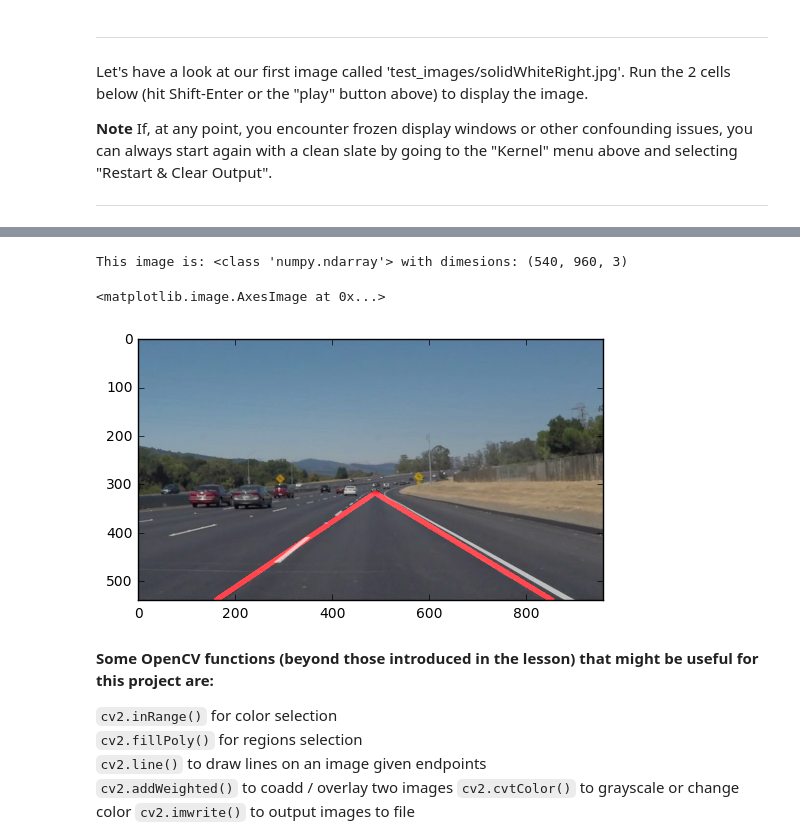
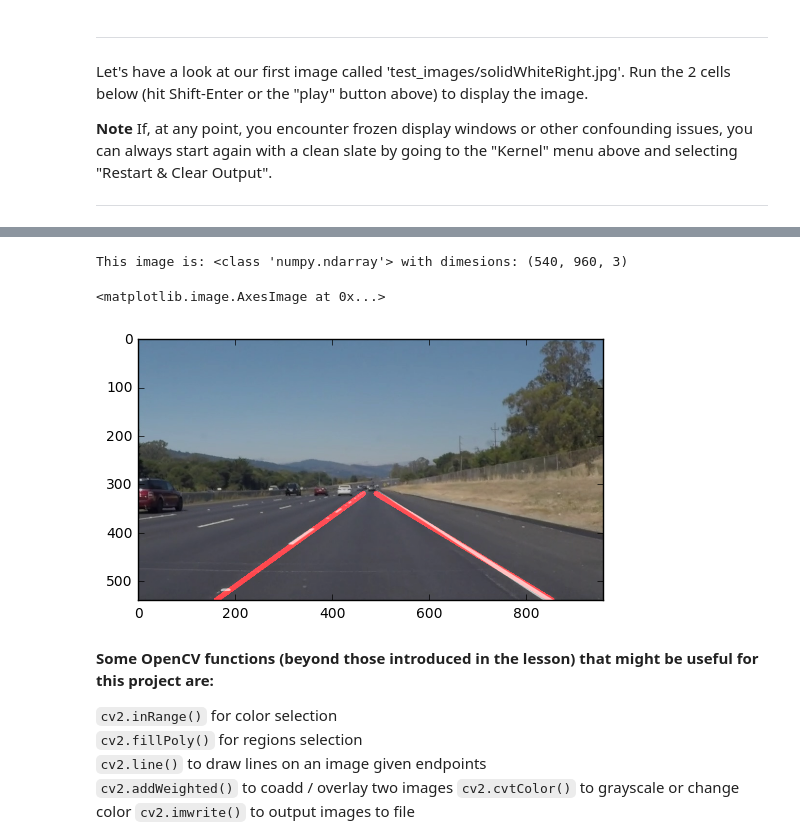
Before and after one commit to ranakhalil/CarND-LaneLines-P1, a Jupyter notebook: P1.ipynb, the cells around one changed output, grey strips where cells are left out. Drawn from its saved outputs; the diff is of its cells as text; code cells hidden in the pictures.

```diff
--- a/P1.ipynb
+++ b/P1.ipynb
@@ -40,16 +40,13 @@ import cv2
 %matplotlib inline
 # %%
 #reading in an image
-image = mpimg.imread('test_images/solidWhiteCurve.jpg')
+image = mpimg.imread('test_images/solidWhiteRight.jpg')
 #printing out some stats and plotting
 print('This image is:', type(image), 'with dimesions:', image.shape)
 
 image_copy = np.copy(image)
 
 gray = cv2.cvtColor(image_copy, cv2.COLOR_BGR2GRAY)
-#plt.imshow(image, cmap='gray')  #call as plt.imshow(gray, cmap='gray') to show a grayscaled image
-
-# plt.imshow(gray)
 
 kernel_size = 5
 blur_gray = cv2.GaussianBlur(gray, (kernel_size, kernel_size), 0)
@@ -58,7 +55,6 @@ low_threshold = 50
 high_threshold = 150
 edges = cv2.Canny(blur_gray, low_threshold, high_threshold)
 
-#plt.show(edges)
 
 mask = np.zeros_like(edges)
 ignore_mask_color = 255
@@ -80,22 +76,6 @@ line_image = np.copy(image) * 0
 
 lines = cv2.HoughLinesP(masked_edges, rho, theta, threshold, np.array([]), min_line_length, max_line_gap)
 
-# Feedback from andrew :
-# if the lines not equal to None:
-#   Store it in array
-#     Iterate for x1,y1,x2,y2 inside the array
-#         then look for the intercept
-#             Do first comparison for y1 greater than y2
-#                 calculate the x1 for the height
-#             Do Else for y1 > y2
-#                 calculate the x2 for the height
-#             Append the lines for x1,y1,x2,y2
-#          Draw the lines
-#     return image line
-
-# Rana, how far you want to extrapolate the line is up to you.
-#Generally people choose the bottom to be y=540 (bottom of screen)
-#and top to be y=300 or similar. I chose the point where the two lines meet as the top of the line
 im_shape = image.shape
 place_holder_x = im_shape[0]
 place_holder_y = im_shape[1]
@@ -110,24 +90,6 @@ x_max_right = 400
 x_max_left = 0
 x_height = y_height = 0
 
-#         slope = (y2 - y1) / (x2 - x1)
-#         intercept = y1 - (slope * x1) # should be the same for both
-#         if slope < 0: #left line, negative slope y = mx + b ... x = (y-b)/m
-#             if y1 > 540:
-#                 y1_new = y1
-#                 x1_new = ( y1 - intercept) / slope
-#             if y2 < 320:
-#                 x2_new = ( y2 - intercept) / slope
-#                 y2_new = y2
-#         elif slope > 0: #right line, positive slope
-#             if y1 > 540:
-#                 x1_new = ( y1 - intercept) / slope
-#                 y1_new = y1
-#             if y2 < 320:
-#                 x2_new = ( y2 - intercept) / slope
-#                 y2_new = y2
-
-#         cv2.line(line_image, (int(x1_new), 540), (int(x2_new), 320), [255, 0, 0], 10)
 for line in lines:
     for x1,y1,x2,y2 in line:
         slope = (y2 - y1) / (x2 - x1)
@@ -136,34 +98,34 @@ for line in lines:
             if x1 < x_min_left:
                 x_min_left = x1
             if y1 > y_min_left:
                 y_min_left = y1
             if x2 > x_max_left:
                 x_max_left = x2
             if y2 < y_max_left:
                 y_max_left = y2
         #Right Lane
         elif slope > 0:
             #do something too
             if x1 > x_min_right:
                 x_min_right = x1
             if y1 > y_min_right:
                 y_min_right = y1
             if x2 < x_max_right:
                 x_max_right = x2
             if y2 < y_max_right:
                 y_max_right = y2
 
 cv2.line(line_image, (x_min_left, y_min_left), (x_max_left, y_max_left), (255, 0, 0), 10)
 cv2.line(line_image, (x_min_right, y_min_right), (x_mask_right_max, y_max_right), (255, 0, 0), 10)
 
 
 color_edges = np.dstack((edges, edges, edges))
 line_edges = cv2.addWeighted(image, 0.8, line_image, 1, 0)
 plt.imshow(line_edges)
 # %% [output]
 This image is: <class 'numpy.ndarray'> with dimesions: (540, 960, 3)
 <matplotlib.image.AxesImage at 0x...>
-[figure, old version]
+[figure, new version]
 # %% [markdown]
 **Some OpenCV functions (beyond those introduced in the lesson) that might be useful for this project are:**
 
```
Also changed, not shown: parts of 4 cells of this notebook.
